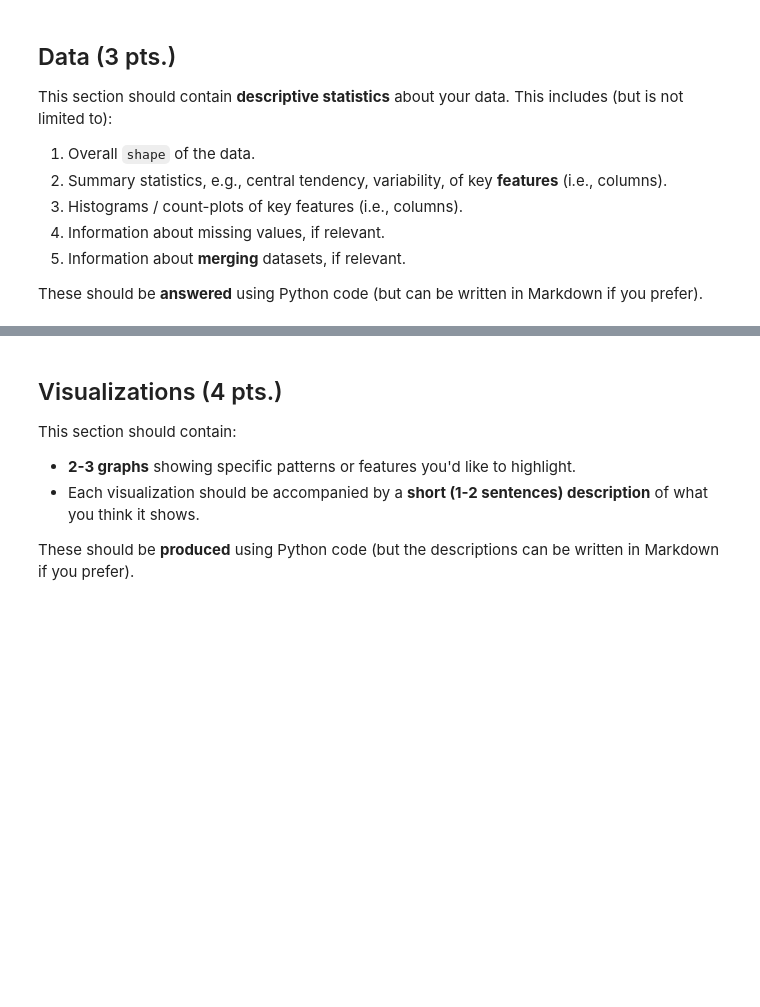
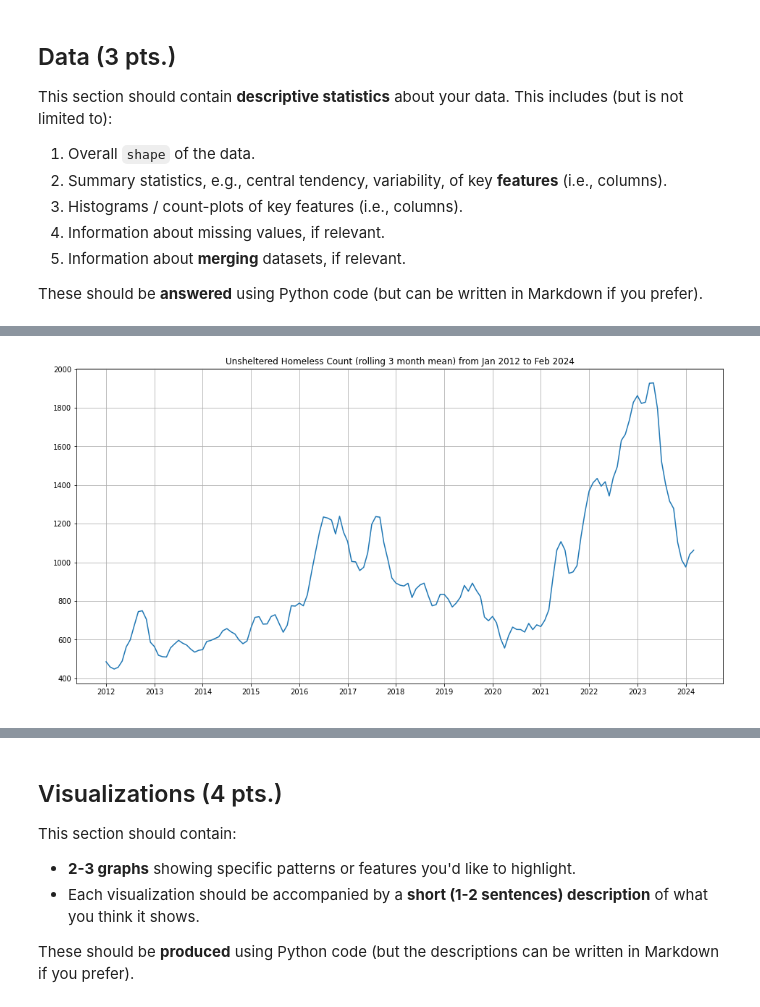
Before and after one commit to phentos/does-rain-increase-unsheltered-homelessness, a Jupyter notebook: fp-template.ipynb, the cells around one changed output, grey strips where cells are left out. Saved outputs shown, nothing was run; the diff lists cells and outputs as text; code cells hidden in the pictures; blank space fills up the shorter version.

```diff
--- a/fp-template.ipynb
+++ b/fp-template.ipynb
@@ -68,0 +85,23 @@ def fetchMeltMerge(csv, id, var, value, data):
+# %%
+# dataName, dataLocation
+dataFiles = [
+  ('uhc', 'adata/dt_sd_unsheltered_count.csv'),
+  ('precip', 'adata/sd_precip_92101.csv')
+]
+
+# create an empty frame to populate
+df = pd.DataFrame()
+
+# pull in all the data
+for dataName, dataLocation in dataFiles:
+  df = fetchMeltMerge(dataLocation, 'Year', 'Month', dataName, df)
+
+# do some cleaning up
+monthToNumber = {
+    'Jan': 1, 'Feb': 2, 'Mar': 3, 'Apr': 4, 'May': 5, 'Jun': 6,
+    'Jul': 7, 'Aug': 8, 'Sep': 9, 'Oct': 10, 'Nov': 11, 'Dec': 12
+}
+
+df['Month'].replace(monthToNumber, inplace=True)
+df = df.sort_values(by=['Year', 'Month']).reset_index(drop=True)
+df.rename(columns={'Month':'month', 'Year':'year'}, inplace=True)
@@ -68,0 +137,4 @@ def fetchMeltMerge(csv, id, var, value, data):
+# %%
+df['roll3precip'] = df['precip'].rolling(3, min_periods=3).sum()
+
+df['roll3uhc'] = df['uhc'].rolling(3, min_periods=1, center=True).mean()
@@ -68,0 +150,11 @@ def fetchMeltMerge(csv, id, var, value, data):
+# %%
+yearChangeIndices = df['year'].diff().ne(0).to_numpy().nonzero()[0]
+plt.xticks(ticks=yearChangeIndices, labels=df.loc[yearChangeIndices, 'year'])
+plt.title(f"{uhc} (rolling 3 month mean) from Jan 2012 to Feb 2024")
+noLabels()
+plt.grid()
+
+sns.lineplot(data=df, x=df.index, y="roll3uhc")
+plt.show()
+# %% [output]
+[figure, added]
```
Also changed, not shown: parts of 12 cells of this notebook.
